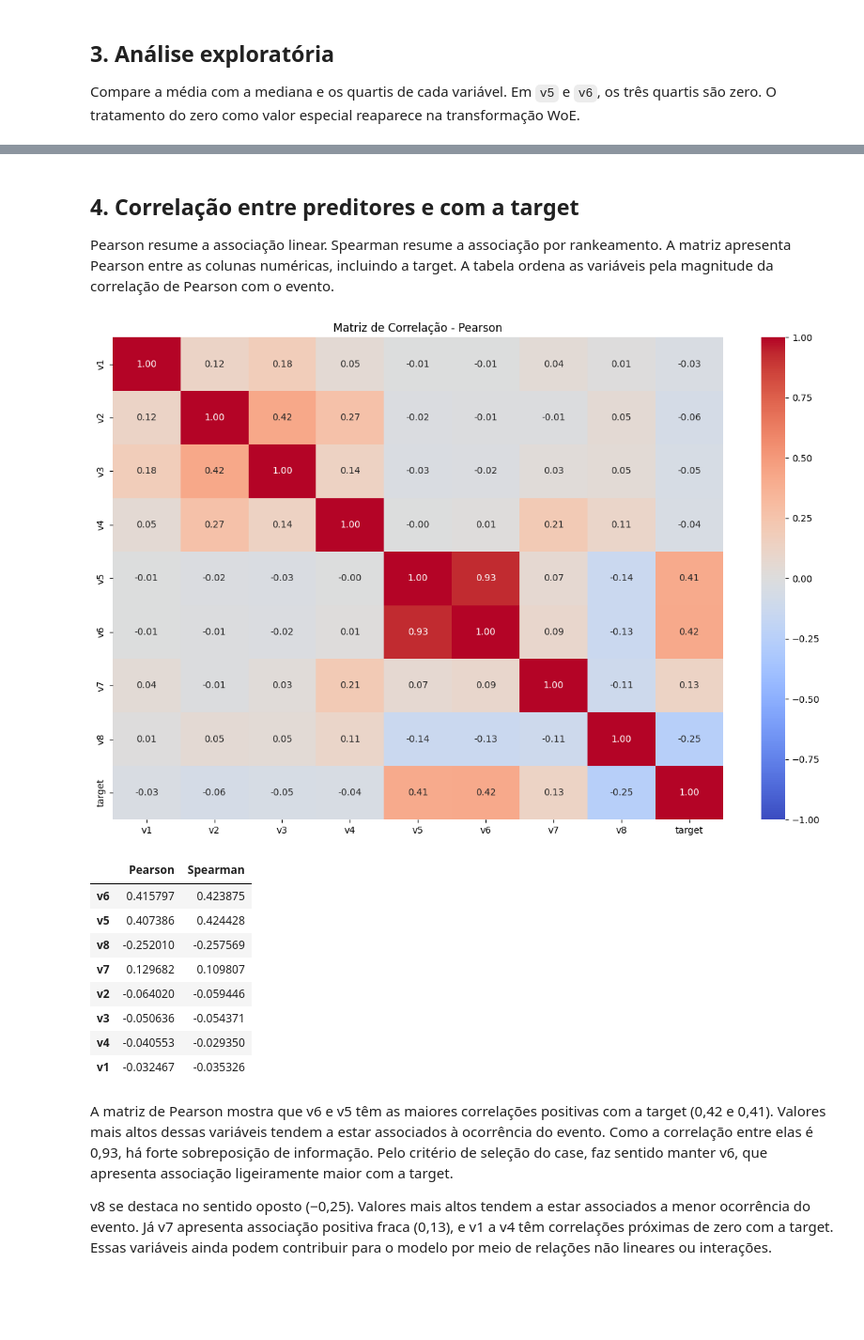
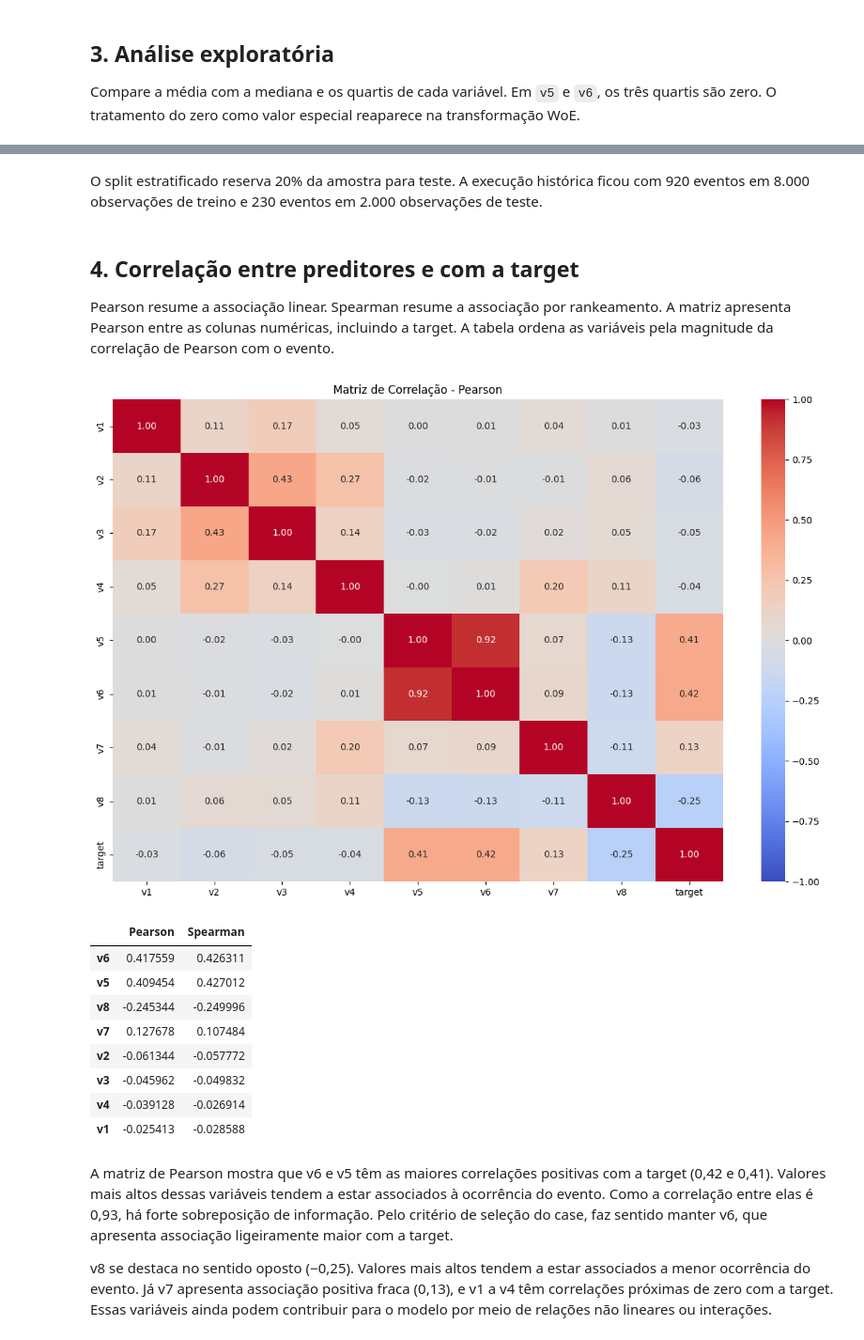
Before and after one commit to carlleston/bank-credit-risk, a Jupyter notebook: notebooks/credit_risk_modeling.ipynb, the cells around one changed output, grey strips where cells are left out. Shown at 94% size. Cells and saved outputs as stored; diff of their text form; code cells hidden in the pictures; blank space fills up the shorter version.

```diff
--- a/notebooks/credit_risk_modeling.ipynb
+++ b/notebooks/credit_risk_modeling.ipynb
@@ -84,0 +87,15 @@ df.describe()
+# %%
+from credit_risk.dataprep.splitting import show_split, split_stratified
+
+target = "target"
+RANDOM_STATE = 42
+
+# Separar treino e teste ANTES de calcular qualquer associação com a target.
+X_train_bruto, X_test_bruto, y_train, y_test = split_stratified(
+    df, target=target, test_size=0.20, seed=RANDOM_STATE
+)
+show_split(X_train_bruto, X_test_bruto, df[target], y_train, y_test)
+
+# A correlação com a target e o filtro de variáveis usarão apenas o treino.
+df_treino = X_train_bruto.copy()
+df_treino[target] = y_train
@@ -85,3 +120,5 @@ df.describe()
+# %% [markdown]
+O split estratificado reserva 20% da amostra para teste. A execução histórica ficou com 920 eventos em 8.000 observações de treino e 230 eventos em 2.000 observações de teste.
 # %% [markdown]
 ## 4. Correlação entre preditores e com a target
 
@@ -89,22 +126,22 @@ Pearson resume a associação linear. Spearman resume a associação por rankeam
 # %%
 from credit_risk.dataprep.selection import correlation_tables
 from credit_risk.visualization.eda import plot_correlations
 from credit_risk.visualization.rendering import show_plot
 
-corr_pearson, correlacao_target = correlation_tables(df, target="target")
+corr_pearson, correlacao_target = correlation_tables(df_treino, target=target)
 show_plot(plot_correlations(corr_pearson))
 display(correlacao_target)
 # %% [output]
 [figure]
 |  | Pearson | Spearman |
-| v6 | 0.415797 | 0.423875 |
-| v5 | 0.407386 | 0.424428 |
-| v8 | -0.252010 | -0.257569 |
-| v7 | 0.129682 | 0.109807 |
-| v2 | -0.064020 | -0.059446 |
-| v3 | -0.050636 | -0.054371 |
-| v4 | -0.040553 | -0.029350 |
-| v1 | -0.032467 | -0.035326 |
+| v6 | 0.417559 | 0.426311 |
+| v5 | 0.409454 | 0.427012 |
+| v8 | -0.245344 | -0.249996 |
+| v7 | 0.127678 | 0.107484 |
+| v2 | -0.061344 | -0.057772 |
+| v3 | -0.045962 | -0.049832 |
+| v4 | -0.039128 | -0.026914 |
+| v1 | -0.025413 | -0.028588 |
 # %% [markdown]
 A matriz de Pearson mostra que v6 e v5 têm as maiores correlações positivas com a target (0,42 e 0,41). Valores mais altos dessas variáveis tendem a estar associados à ocorrência do evento. Como a correlação entre elas é 0,93, há forte sobreposição de informação. Pelo critério de seleção do case, faz sentido manter v6, que apresenta associação ligeiramente maior com a target.
 
```
Also changed, not shown: parts of 21 cells of this notebook.
